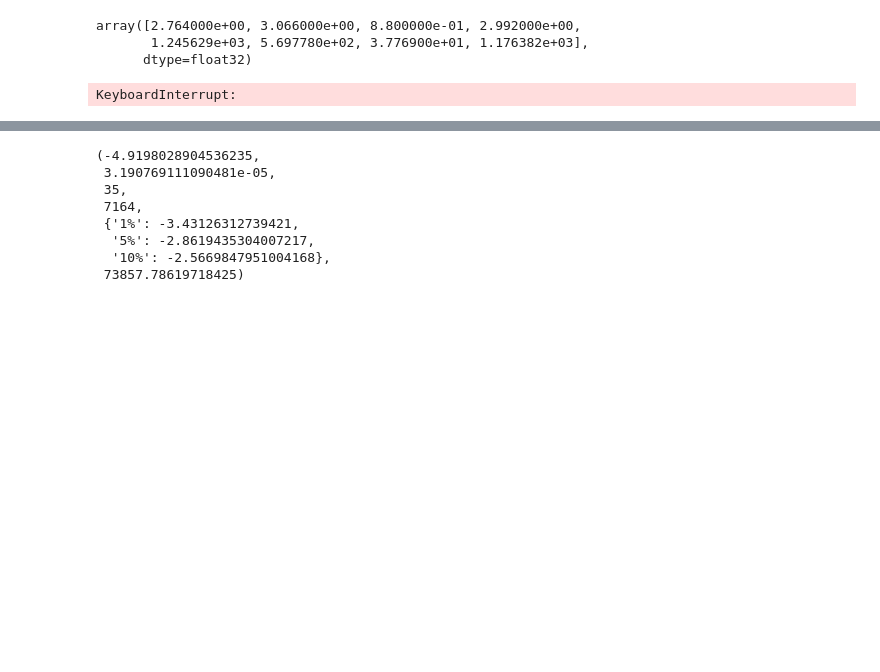
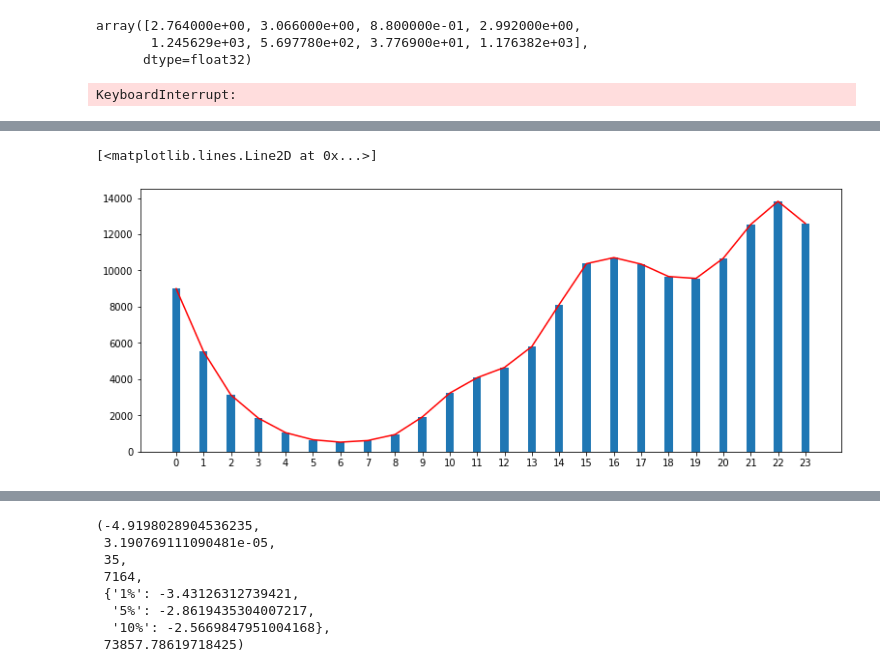
Before and after one commit to JavierCasadoAguinaga/TFM-Javier_Casado, a Jupyter notebook: prueba-------------------------TFM_JAV_CAS_AUDIENCIA.ipynb, the cells around one changed output, grey strips where cells are left out. Drawn from its saved outputs; the diff is of its cells as text; code cells hidden in the pictures; blank space fills up the shorter version.

```diff
--- a/prueba-------------------------TFM_JAV_CAS_AUDIENCIA.ipynb
+++ b/prueba-------------------------TFM_JAV_CAS_AUDIENCIA.ipynb
@@ -147,0 +241,10 @@ fig.show()
+# %%
+#PLOTEAMOS LA AUDIENCIA MEDIA POR HORA
+df_hora = pr3.groupby(pr3.index.hour).mean()
+
+f, ax = plt.subplots(figsize=(13,5))
+plt.bar(df_hora.index, df_hora['Ind. 4+ (inv).1'].values, width= 0.3,tick_label = df_hora.index)
+plt.plot(df_hora, color = 'red')
+# %% [output]
+[<matplotlib.lines.Line2D at 0x...>]
+[figure, added]
```
Also changed, not shown: parts of 17 cells of this notebook.
